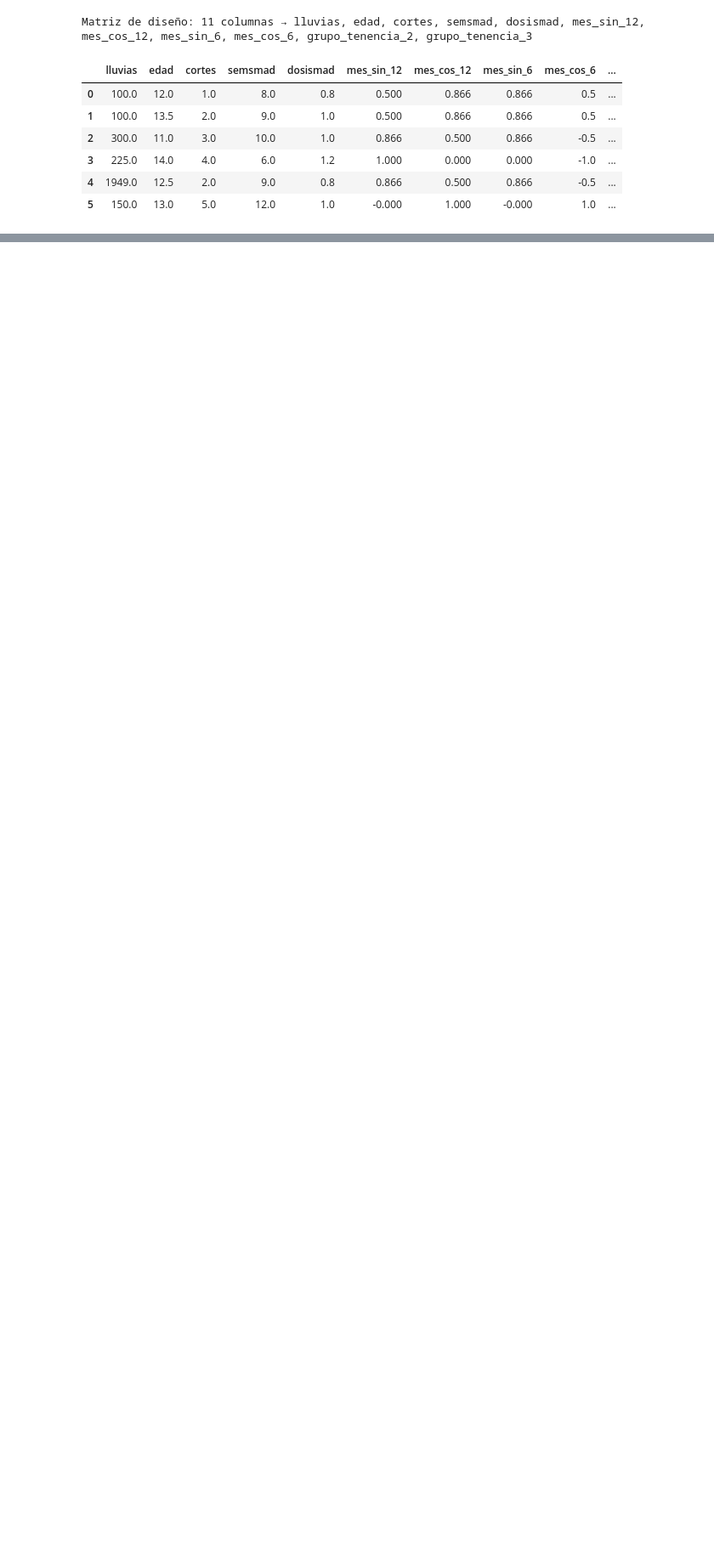
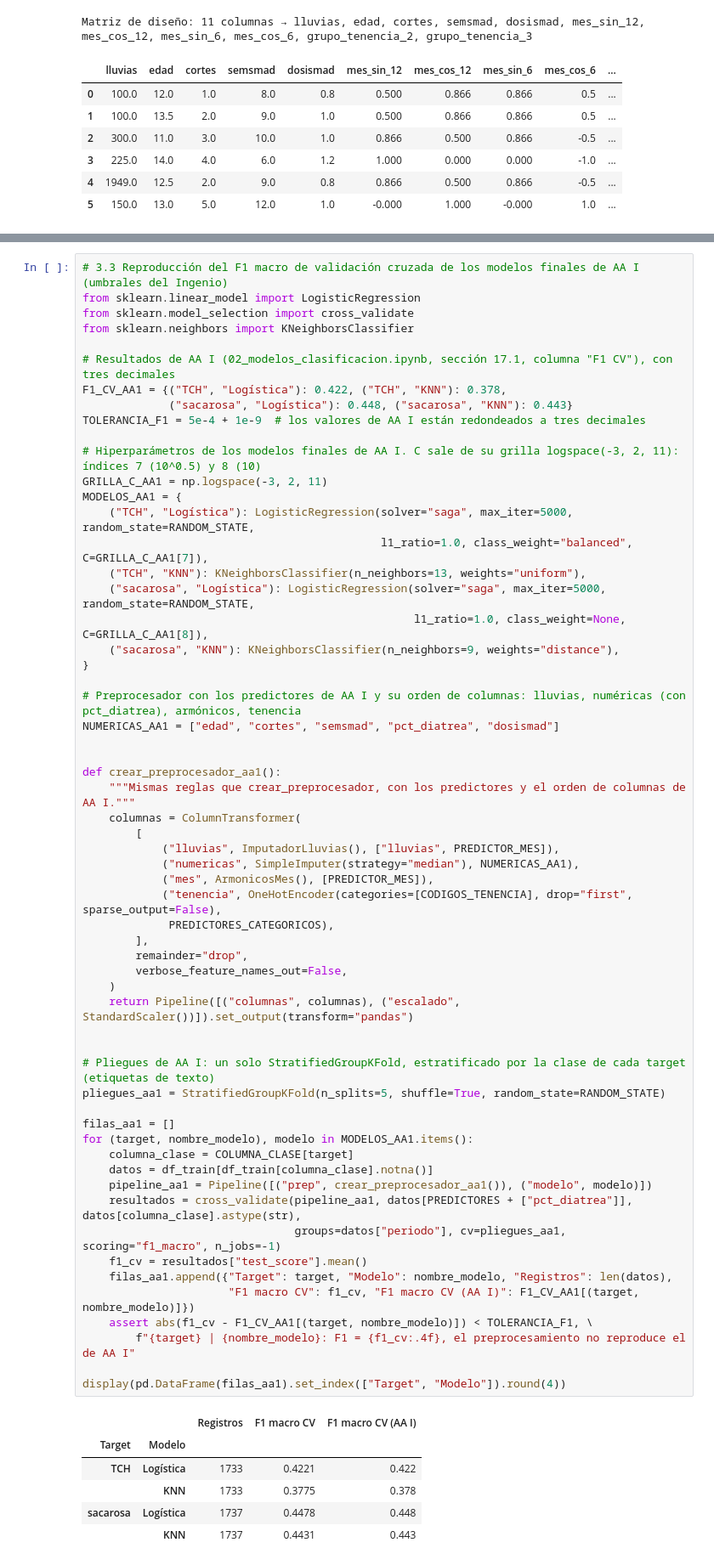
Before and after one commit to juanestebancg2806/sugarcane-yield-quality-prediction, a Jupyter notebook: 03_comparacion_modelos_ipsa.ipynb, the cells around one changed output, grey strips where cells are left out. Shown at 85% size. Drawn from its saved outputs; the diff is of its cells as text; blank space fills up the shorter version.

```diff
--- a/03_comparacion_modelos_ipsa.ipynb
+++ b/03_comparacion_modelos_ipsa.ipynb
@@ -487,0 +842,66 @@ Todos los estadísticos (medianas, tope de la lluvia, media y desviación del es
+# %%
+# 3.3 Reproducción del F1 macro de validación cruzada de los modelos finales de AA I (umbrales del Ingenio)
+from sklearn.linear_model import LogisticRegression
+from sklearn.model_selection import cross_validate
+from sklearn.neighbors import KNeighborsClassifier
+
+# Resultados de AA I (02_modelos_clasificacion.ipynb, sección 17.1, columna "F1 CV"), con tres decimales
+F1_CV_AA1 = {("TCH", "Logística"): 0.422, ("TCH", "KNN"): 0.378,
+             ("sacarosa", "Logística"): 0.448, ("sacarosa", "KNN"): 0.443}
+TOLERANCIA_F1 = 5e-4 + 1e-9  # los valores de AA I están redondeados a tres decimales
+
+# Hiperparámetros de los modelos finales de AA I. C sale de su grilla logspace(-3, 2, 11): índices 7 (10^0.5) y 8 (10)
+GRILLA_C_AA1 = np.logspace(-3, 2, 11)
+MODELOS_AA1 = {
+    ("TCH", "Logística"): LogisticRegression(solver="saga", max_iter=5000, random_state=RANDOM_STATE,
+                                             l1_ratio=1.0, class_weight="balanced", C=GRILLA_C_AA1[7]),
+    ("TCH", "KNN"): KNeighborsClassifier(n_neighbors=13, weights="uniform"),
+    ("sacarosa", "Logística"): LogisticRegression(solver="saga", max_iter=5000, random_state=RANDOM_STATE,
+                                                  l1_ratio=1.0, class_weight=None, C=GRILLA_C_AA1[8]),
+    ("sacarosa", "KNN"): KNeighborsClassifier(n_neighbors=9, weights="distance"),
+}
+
+# Preprocesador con los predictores de AA I y su orden de columnas: lluvias, numéricas (con pct_diatrea), armónicos, tenencia
+NUMERICAS_AA1 = ["edad", "cortes", "semsmad", "pct_diatrea", "dosismad"]
+
+
+def crear_preprocesador_aa1():
+    """Mismas reglas que crear_preprocesador, con los predictores y el orden de columnas de AA I."""
+    columnas = ColumnTransformer(
+        [
+            ("lluvias", ImputadorLluvias(), ["lluvias", PREDICTOR_MES]),
+            ("numericas", SimpleImputer(strategy="median"), NUMERICAS_AA1),
+            ("mes", ArmonicosMes(), [PREDICTOR_MES]),
+            ("tenencia", OneHotEncoder(categories=[CODIGOS_TENENCIA], drop="first", sparse_output=False),
+             PREDICTORES_CATEGORICOS),
+        ],
+        remainder="drop",
+        verbose_feature_names_out=False,
+    )
+    return Pipeline([("columnas", columnas), ("escalado", StandardScaler())]).set_output(transform="pandas")
+
+
+# Pliegues de AA I: un solo StratifiedGroupKFold, estratificado por la clase de cada target (etiquetas de texto)
+pliegues_aa1 = StratifiedGroupKFold(n_splits=5, shuffle=True, random_state=RANDOM_STATE)
+
+filas_aa1 = []
+for (target, nombre_modelo), modelo in MODELOS_AA1.items():
+    columna_clase = COLUMNA_CLASE[target]
+    datos = df_train[df_train[columna_clase].notna()]
+    pipeline_aa1 = Pipeline([("prep", crear_preprocesador_aa1()), ("modelo", modelo)])
+    resultados = cross_validate(pipeline_aa1, datos[PREDICTORES + ["pct_diatrea"]], datos[columna_clase].astype(str),
+                                groups=datos["periodo"], cv=pliegues_aa1, scoring="f1_macro", n_jobs=-1)
+    f1_cv = resultados["test_score"].mean()
+    filas_aa1.append({"Target": target, "Modelo": nombre_modelo, "Registros": len(datos),
+                      "F1 macro CV": f1_cv, "F1 macro CV (AA I)": F1_CV_AA1[(target, nombre_modelo)]})
+    assert abs(f1_cv - F1_CV_AA1[(target, nombre_modelo)]) < TOLERANCIA_F1, \
+        f"{target} | {nombre_modelo}: F1 = {f1_cv:.4f}, el preprocesamiento no reproduce el de AA I"
+
+display(pd.DataFrame(filas_aa1).set_index(["Target", "Modelo"]).round(4))
+# %% [output]
+|  |  | Registros | F1 macro CV | F1 macro CV (AA I) |
+| Target | Modelo |  |  |  |
+| TCH | Logística | 1733 | 0.4221 | 0.422 |
+|  | KNN | 1733 | 0.3775 | 0.378 |
+| sacarosa | Logística | 1737 | 0.4478 | 0.448 |
+|  | KNN | 1737 | 0.4431 | 0.443 |
```
Also changed, not shown: parts of 9 cells of this notebook.
